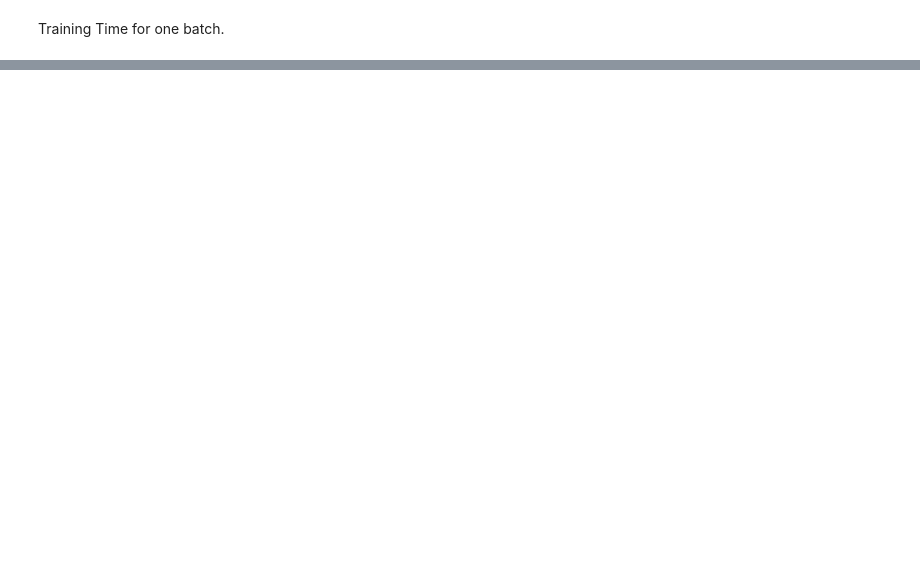
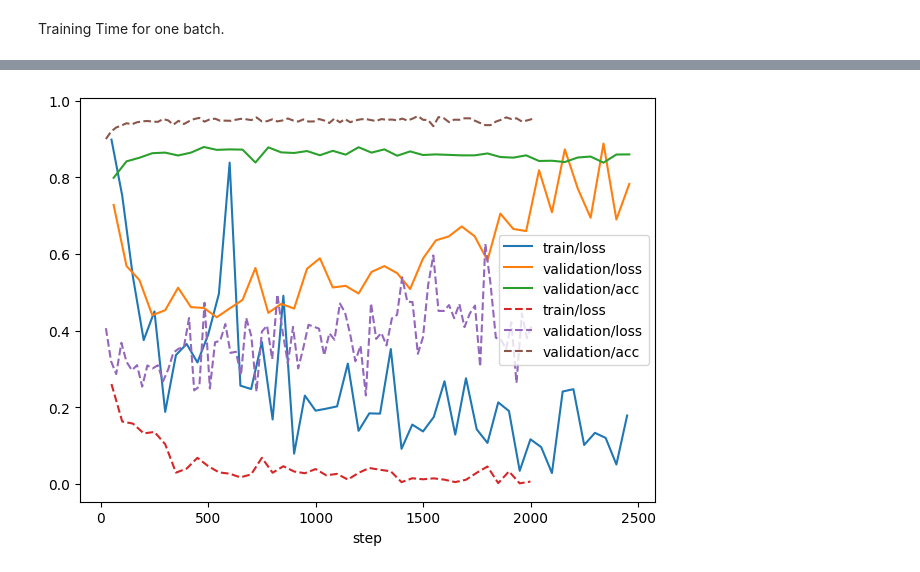
Before and after one commit to jroeger23/bachelor_thesis_code, a Jupyter notebook: cnn-imu_pamap2_eval.ipynb, the cells around one changed output, grey strips where cells are left out. Cells and saved outputs as stored; diff of their text form; code cells hidden in the pictures; blank space fills up the shorter version.

Commit message:
add custom querys to pamap2 eval nb

```diff
--- a/cnn-imu_pamap2_eval.ipynb
+++ b/cnn-imu_pamap2_eval.ipynb
@@ -26,0 +33,29 @@ fig.show()
+# %%
+query_2 = {
+    "$and" : [
+    {"experiment.name": "CNN-IMU_Pamap2(activity_labels)"},
+    {"config.use_transient_class": True},
+    ]
+}
+exp_sel2 = loader.find(query_2)
+query_3 = {
+    "$and" : [
+    {"experiment.name": "CNN-IMU_Pamap2(activity_labels)"},
+    {"config.use_transient_class": False},
+    ]
+}
+exp_sel3 = loader.find(query_3)
+
+plt.figure()
+exp_sel2_wf1 = max(exp_sel2, key=lambda e: e.metrics['test/wf1'].values.max())
+exp_sel2_wf1.metrics['train/loss'].plot()
+exp_sel2_wf1.metrics['validation/loss'].plot()
+exp_sel2_wf1.metrics['validation/acc'].plot()
+exp_sel3_wf1 = max(exp_sel3, key=lambda e: e.metrics['test/wf1'].values.max())
+exp_sel3_wf1.metrics['train/loss'].plot(linestyle='dashed')
+exp_sel3_wf1.metrics['validation/loss'].plot(linestyle='dashed')
+exp_sel3_wf1.metrics['validation/acc'].plot(linestyle='dashed')
+plt.tight_layout()
+_ = plt.legend()
+# %% [output]
+[figure, added]
```
Also changed, not shown: parts of 3 cells of this notebook.
